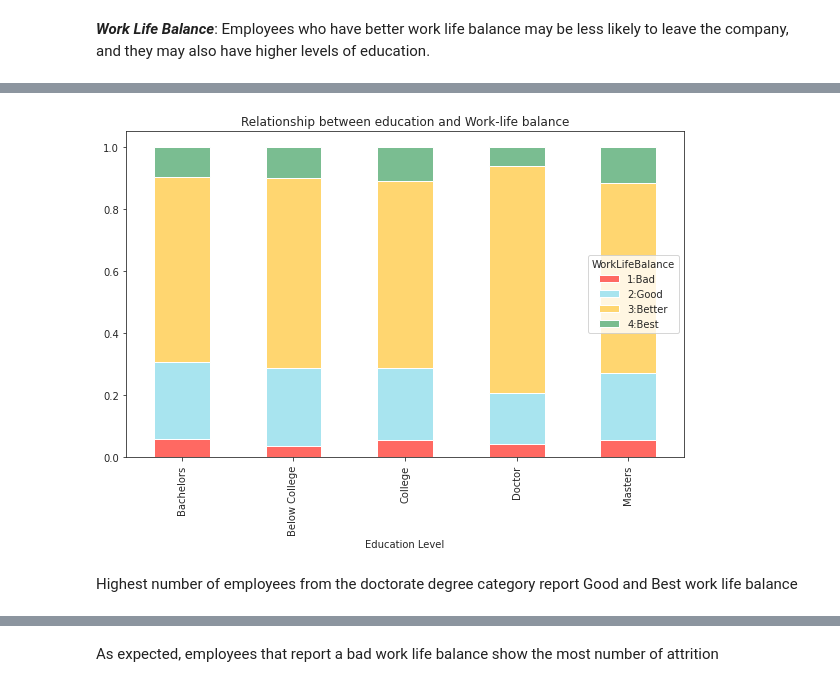
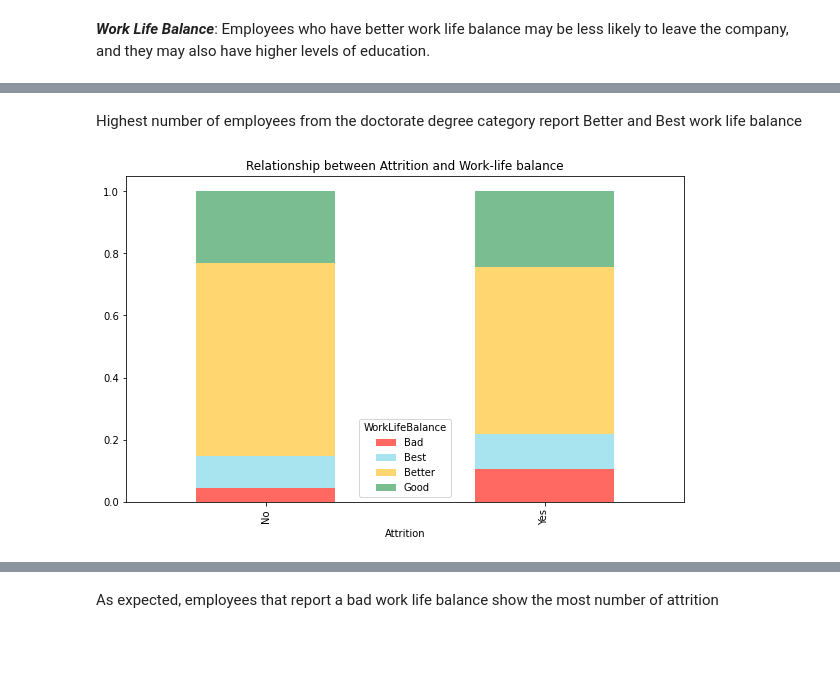
Before and after one commit to SnSabu/congressional-analysis, a Jupyter notebook: EmployeeAttrition.ipynb, the cells around one changed output, grey strips where cells are left out. Cells and saved outputs as stored; diff of their text form; code cells hidden in the pictures; blank space fills up the shorter version.

```diff
--- a/EmployeeAttrition.ipynb
+++ b/EmployeeAttrition.ipynb
@@ -102,23 +138,24 @@ When considering the employees from each education level separately, we can see
+# %% [markdown]
+Highest number of employees from the doctorate degree category report Better and Best work life balance
 # %%
 #Inspecting work life balance as a confounding variable
+
 #Work life balance vs education
-Employee_Attrition['WorkLifeBalance'] = Employee_Attrition['WorkLifeBalance'].replace({1: '1.Bad', 2: '2.Good', 3: '3.Better', 4: '4.Best'})
+Employee_Attrition['WorkLifeBalance'] = Employee_Attrition['WorkLifeBalance'].replace({1: 'Bad', 2: 'Good', 3: 'Better', 4: 'Best'})
 
-grouped = Employee_Attrition.groupby(['EducationLevel', 'WorkLifeBalance']).size().unstack()
+grouped = Employee_Attrition.groupby(['Attrition', 'WorkLifeBalance']).size().unstack()
 
 totals = grouped.sum(axis=1)
 percentages = grouped.divide(totals, axis=0)
 
 colors = ['#FF6962', "#A8E4EF", "#FFD670", '#7ABD91']
 
 ax = percentages.plot(kind='bar', stacked=True, figsize=(10, 6), color=colors)
 
-ax.set_xlabel('Education Level')
-ax.set_ylabel('')
-ax.set_title('Relationship between education and Work-life balance')
+ax.set_xlabel('Attrition')
+#ax.set_ylabel('')
+ax.set_title('Relationship between Attrition and Work-life balance')
 
 plt.show()
 # %% [output]
-[figure, old version]
+[figure, new version]
-# %% [markdown]
-Highest number of employees from the doctorate degree category report Good and Best work life balance
```
Also changed, not shown: parts of 13 cells of this notebook.
